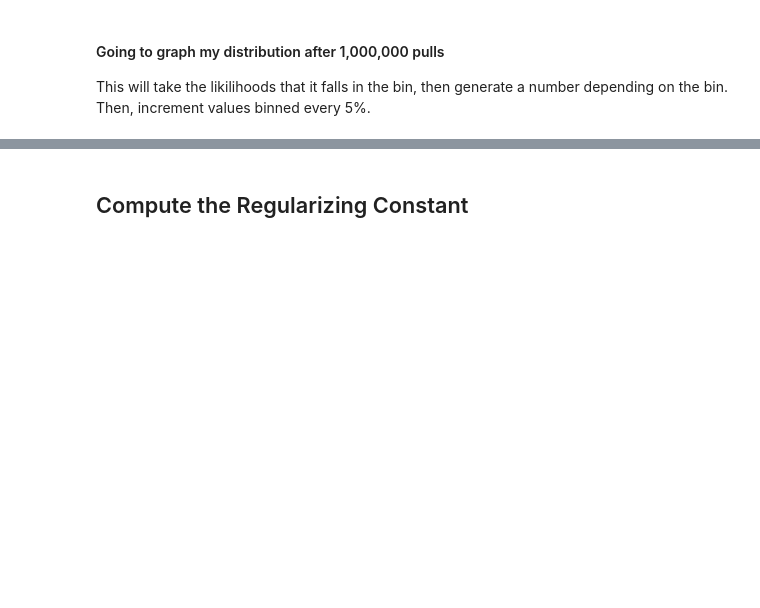
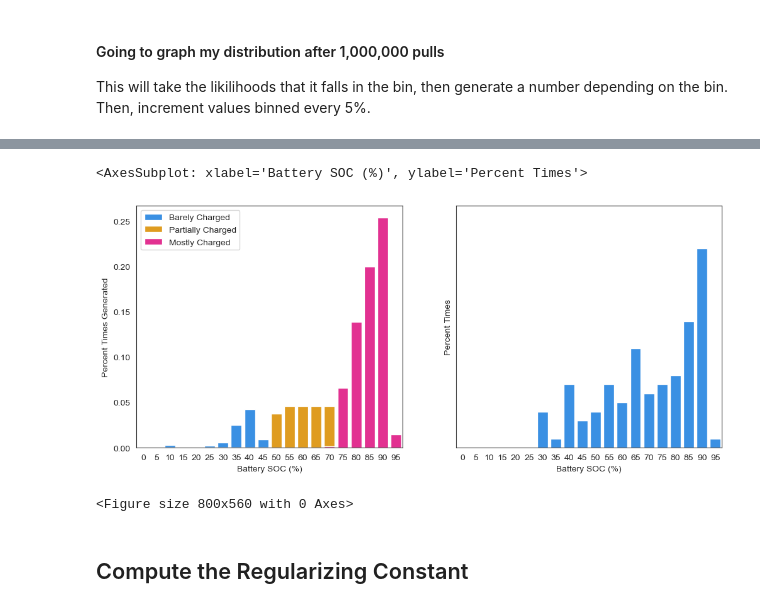
Before and after one commit to DIRECTLab/Predictive-EMS, a Jupyter notebook: BayesianUpdater/bayesian_updater_soc.ipynb, the cells around one changed output, grey strips where cells are left out. Drawn from its saved outputs; the diff is of its cells as text; code cells hidden in the pictures; blank space fills up the shorter version.

```diff
--- a/BayesianUpdater/bayesian_updater_soc.ipynb
+++ b/BayesianUpdater/bayesian_updater_soc.ipynb
@@ -199,0 +259,19 @@ Text(0.5, 1.0, 'True Distribution from Data')
+# %%
+sns.set_style("white")
+# %%
+x1 = pd.DataFrame()
+x2 = pd.DataFrame()
+x3 = pd.DataFrame()
+
+x1["Percent Times Generated"] = np.array(barely_charged) / draws
+x2["Percent Times Generated"] = np.array(partially_charged) / draws
+x3["Percent Times Generated"] = np.array(mostly_charged) / draws
+
+x1["Battery SOC (%)"] = np.arange(20) * 5
+x2["Battery SOC (%)"] = np.arange(20) * 5
+x3["Battery SOC (%)"] = np.arange(20) * 5
+
+# x1 = pd.DataFrame()
+# x2 = pd.DataFrame( )
+# x3 = pd.DataFrame( )
+x1
@@ -199,0 +296,40 @@ Text(0.5, 1.0, 'True Distribution from Data')
+# %%
+fig, ax = plt.subplots(1, 2, figsize=(12, 5), sharey=True, dpi=100)
+
+
+plt.figure(figsize=(10,7), dpi= 80)
+kwargs = dict(hist_kws={'alpha':.6}, kde_kws={'linewidth':2})
+
+sns.barplot(data=x1, x="Battery SOC (%)", y="Percent Times Generated", ax=ax[0], color="dodgerblue", label="Barely Charged")
+sns.barplot(data=x2, x="Battery SOC (%)", y="Percent Times Generated", ax=ax[0], color="orange", label="Partially Charged")
+sns.barplot(data=x3, x="Battery SOC (%)", y="Percent Times Generated", ax=ax[0], color="deeppink", label="Mostly Charged")
+
+ax[0].legend()
+
+# sns.barplot(data=)
+# sns.distplot(x1["bin"], color="dodgerblue", label="Barely Charged", **kwargs)
+# sns.distplot(x2["bin"], color="orange", label="Partially Charged", **kwargs)
+# sns.distplot(x3["bin"], color="deeppink", label="Mostly Charged", **kwargs)
+# plt.xlim(0, 20)
+# plt.ylim(0, 0.5)
+
+
+new_values = np.zeros(20)
+labels = [5 * i for i in range(20)]
+
+for charge in percentage_charged:
+    if charge < 0.95:
+        charge = int(round(charge, 2) * 100)
+        index = charge // 5
+        new_values[index] += 1
+
+
+df_true = pd.DataFrame()
+df_true["Percent Times"] = np.array(new_values) / 100
+df_true["Battery SOC (%)"] = np.arange(20) * 5
+
+sns.barplot(data=df_true, x="Battery SOC (%)", y="Percent Times", ax=ax[1], color="dodgerblue", label="Barely Charged")
+# %% [output]
+<AxesSubplot: xlabel='Battery SOC (%)', ylabel='Percent Times'>
+[figure, added]
+<Figure size 800x560 with 0 Axes>
```
Also changed, not shown: parts of 8 cells of this notebook, 6 other files.
